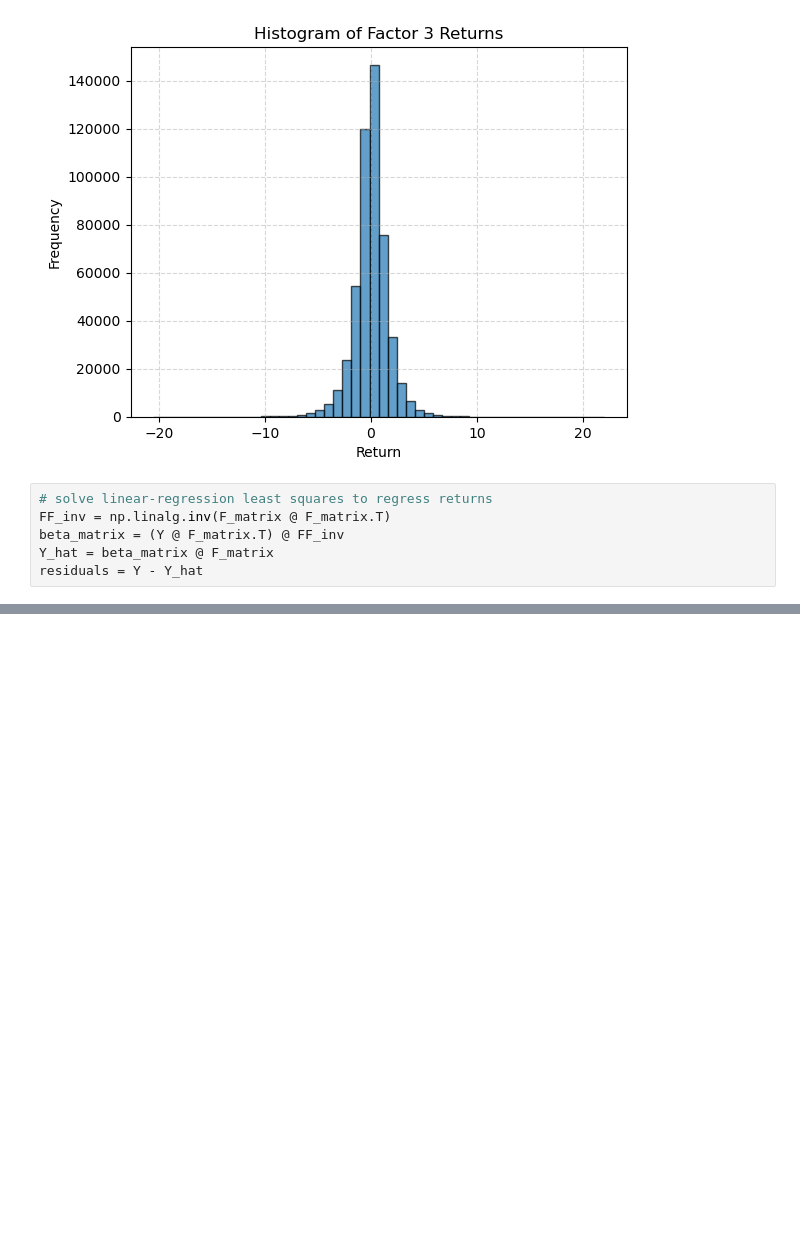
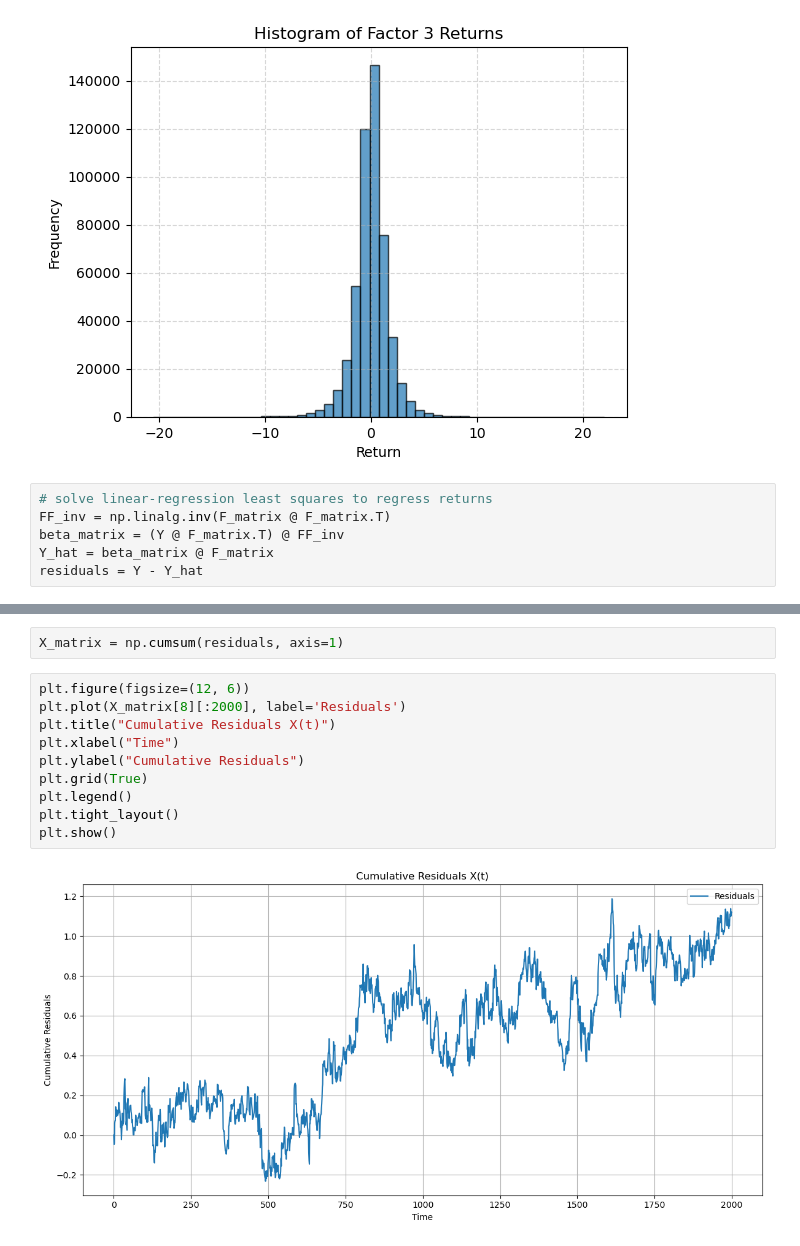
Before and after one commit to PrasunBanerjee04/Arbitrage, a Jupyter notebook: src/research.ipynb, the cells around one changed output, grey strips where cells are left out. Cells and saved outputs as stored; diff of their text form; blank space fills up the shorter version.

```diff
--- a/src/research.ipynb
+++ b/src/research.ipynb
@@ -217,0 +199,14 @@ array([[ 3.41092022e-01, -1.70920125e-01,  3.72400114e-02,
+# %%
+X_matrix = np.cumsum(residuals, axis=1)
+# %%
+plt.figure(figsize=(12, 6))
+plt.plot(X_matrix[8][:2000], label='Residuals')
+plt.title("Cumulative Residuals X(t)")
+plt.xlabel("Time")
+plt.ylabel("Cumulative Residuals")
+plt.grid(True)
+plt.legend()
+plt.tight_layout()
+plt.show()
+# %% [output]
+[figure, added]
```
Also changed, not shown: parts of 9 cells of this notebook, 5 other files.
